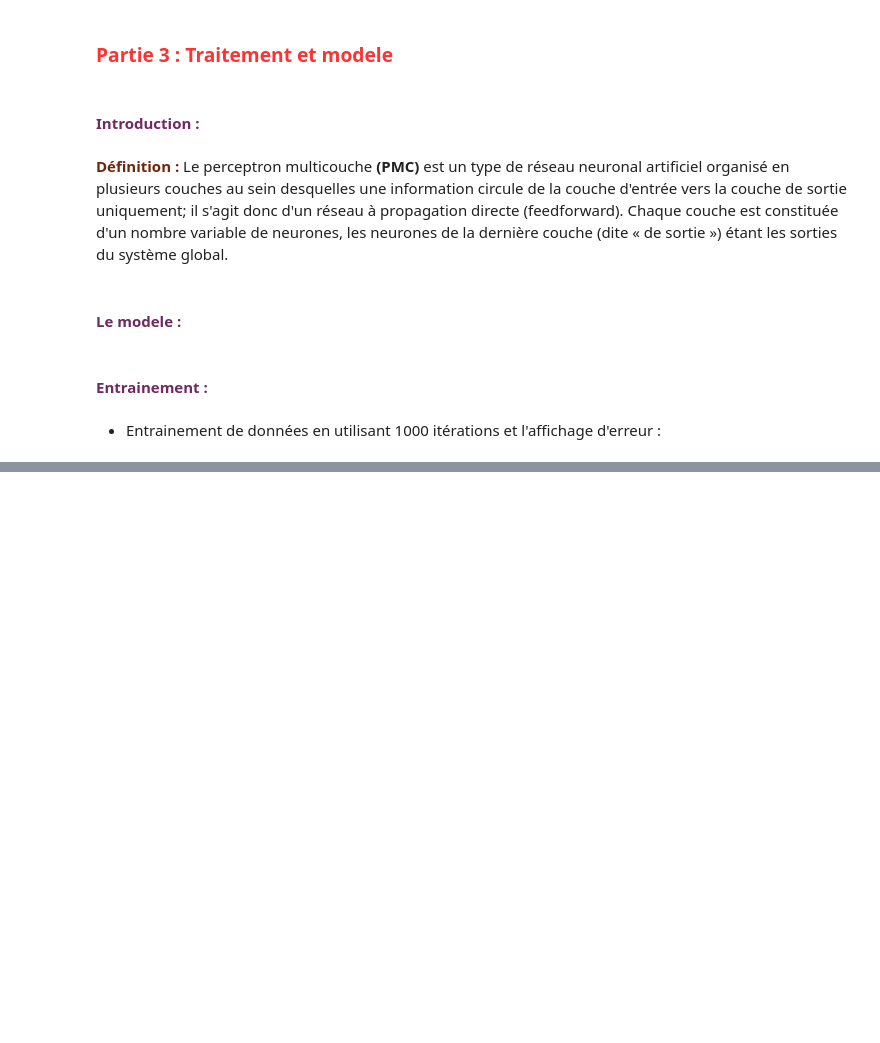
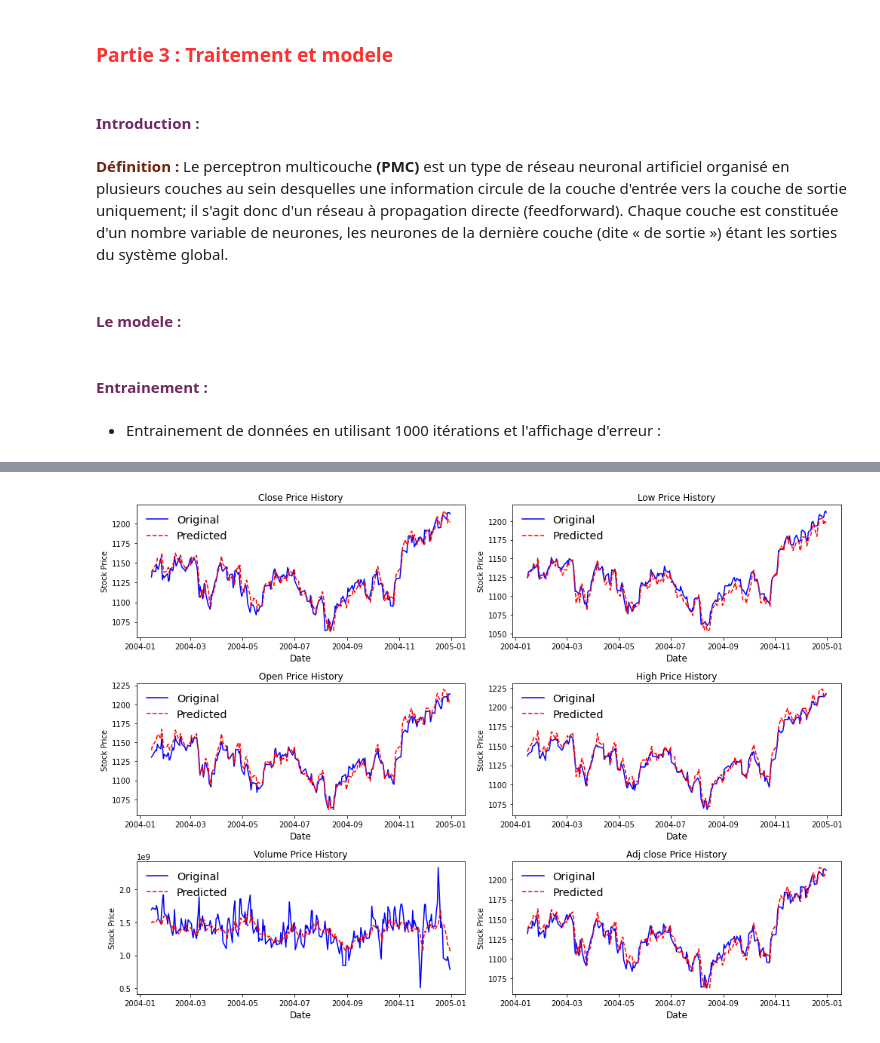
Before and after one commit to AymaneBOUJELLABA/ProjetRNA, a Jupyter notebook: Mini-projet_RNA_Partie1.ipynb, the cells around one changed output, grey strips where cells are left out. Drawn from its saved outputs; the diff is of its cells as text; code cells hidden in the pictures; blank space fills up the shorter version.

```diff
--- a/Mini-projet_RNA_Partie1.ipynb
+++ b/Mini-projet_RNA_Partie1.ipynb
@@ -470,0 +642,84 @@ print(r2_score(y_test, predictions.T))
+# %%
+f, (axes) = plt.subplots(3,2, figsize=(14,10))
+#=============================================================================================== CLOSE
+# First Subplot:"Close Price History"
+axes[0,0].plot(sp500_data.index[1013:], sp500_data["Close"][1013:], color="blue", label ='Original')
+axes[0,0].set_xlabel("Date", fontsize=12)
+axes[0,0].set_ylabel("Stock Price")
+axes[0,0].set_title("Close Price History")
+
+# Second Subplot:"Close Price History"
+axes[0,0].plot(df_Result.index, df_Result["Close"], 'r--', label ='Predicted')
+axes[0,0].set_xlabel("Date", fontsize=12)
+axes[0,0].set_ylabel("Stock Price")
+axes[0,0].legend(loc='upper left', frameon=False, fontsize='x-large')
+
+#============================================================================================= LOW
+# First Subplot:"Low Price History"
+axes[0,1].plot(sp500_data.index[1013:], sp500_data["Low"][1013:], color="blue", label ='Original')
+axes[0,1].set_xlabel("Date", fontsize=12)
+axes[0,1].set_ylabel("Stock Price")
+axes[0,1].set_title("Low Price History")
+
+# Second Subplot:"Low Price History"
+axes[0,1].plot(df_Result.index, df_Result["Low"],'r--', label ='Predicted')
+axes[0,1].set_xlabel("Date", fontsize=12)
+axes[0,1].set_ylabel("Stock Price")
+axes[0,1].legend(loc='upper left', frameon=False, fontsize='x-large')
+
+#============================================================================================= OPEN
+# First Subplot:"Open Price History"
+axes[1,0].plot(sp500_data.index[1013:], sp500_data["Open"][1013:], color="blue", label ='Original')
+axes[1,0].set_xlabel("Date", fontsize=12)
+axes[1,0].set_ylabel("Stock Price")
+axes[1,0].set_title("Open Price History")
+
+# Second Subplot:"Open Price History"
+axes[1,0].plot(df_Result.index, df_Result["Open"], 'r--', label ='Predicted')
+axes[1,0].set_xlabel("Date", fontsize=12)
+axes[1,0].set_ylabel("Stock Price")
+axes[1,0].legend(loc='upper left', frameon=False, fontsize='x-large')
+
+#============================================================================================= HIGH
+# First Subplot:"High Price History"
+axes[1,1].plot(sp500_data.index[1013:], sp500_data["High"][1013:], color="blue", label ='Original')
+axes[1,1].set_xlabel("Date", fontsize=12)
+axes[1,1].set_ylabel("Stock Price")
+axes[1,1].set_title("High Price History")
+
+# Second Subplot:"High Price History"
+axes[1,1].plot(df_Result.index, df_Result["High"],'r--', label ='Predicted')
+axes[1,1].set_xlabel("Date", fontsize=12)
+axes[1,1].set_ylabel("Stock Price")
+axes[1,1].legend(loc='upper left', frameon=False, fontsize='x-large')
+
+#============================================================================================= VOLUME PRICE
+# First Subplot:"Volume Price History"
+axes[2,0].plot(sp500_data.index[1013:], sp500_data["Volume"][1013:], color="blue", label ='Original')
+axes[2,0].set_xlabel("Date", fontsize=12)
+axes[2,0].set_ylabel("Stock Price")
+axes[2,0].set_title("Volume Price History")
+
+# Second Subplot:"Volume Price History"
+axes[2,0].plot(df_Result.index, df_Result["Volume"],'r--', label ='Predicted')
+axes[2,0].set_xlabel("Date", fontsize=12)
+axes[2,0].set_ylabel("Stock Price")
+axes[2,0].legend(loc='upper left', frameon=False, fontsize='x-large')
+
+#============================================================================================== ADJ CLOSE
+# First Subplot:"Adj close Price History"
+axes[2,1].plot(sp500_data.index[1013:], sp500_data["Adj Close"][1013:], color="blue", label ='Original')
+axes[2,1].set_xlabel("Date", fontsize=12)
+axes[2,1].set_ylabel("Stock Price")
+axes[2,1].set_title("Adj close Price History")
+
+# Second Subplot:"Adj close Price History"
+axes[2,1].plot(df_Result.index, df_Result["Adj Close"],'r--', label ='Predicted')
+axes[2,1].set_xlabel("Date", fontsize=12)
+axes[2,1].set_ylabel("Stock Price")
+axes[2,1].legend(loc='upper left', frameon=False, fontsize='x-large')
+
+plt.tight_layout()
+plt.show()
+# %% [output]
+[figure, added]
```
Also changed, not shown: parts of 49 cells of this notebook.
